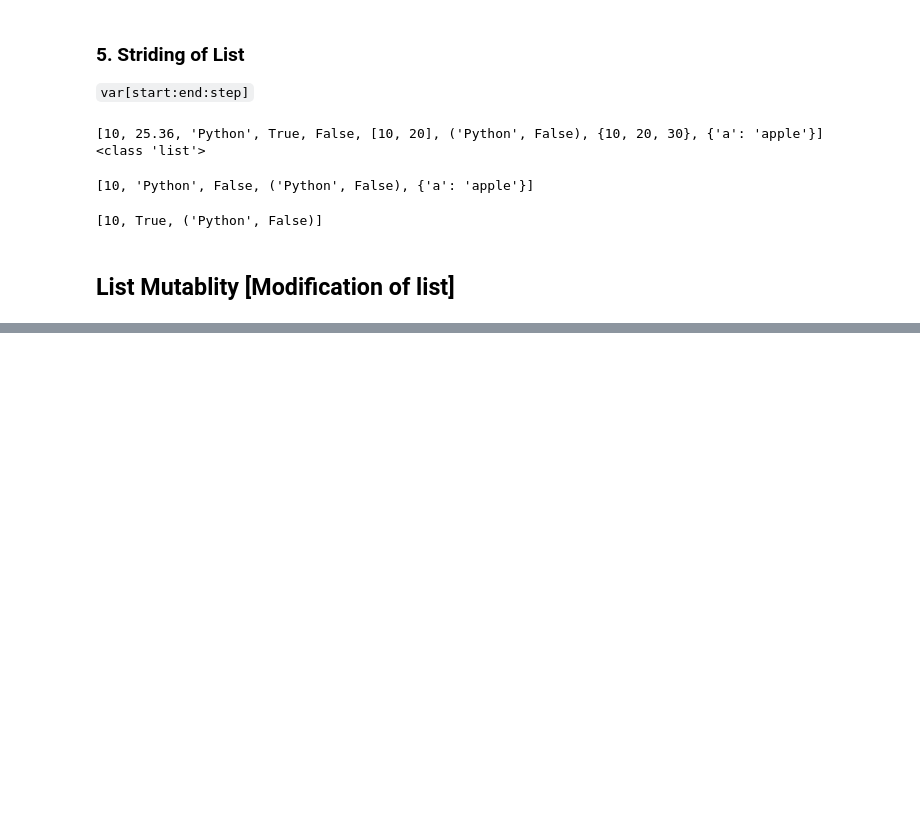
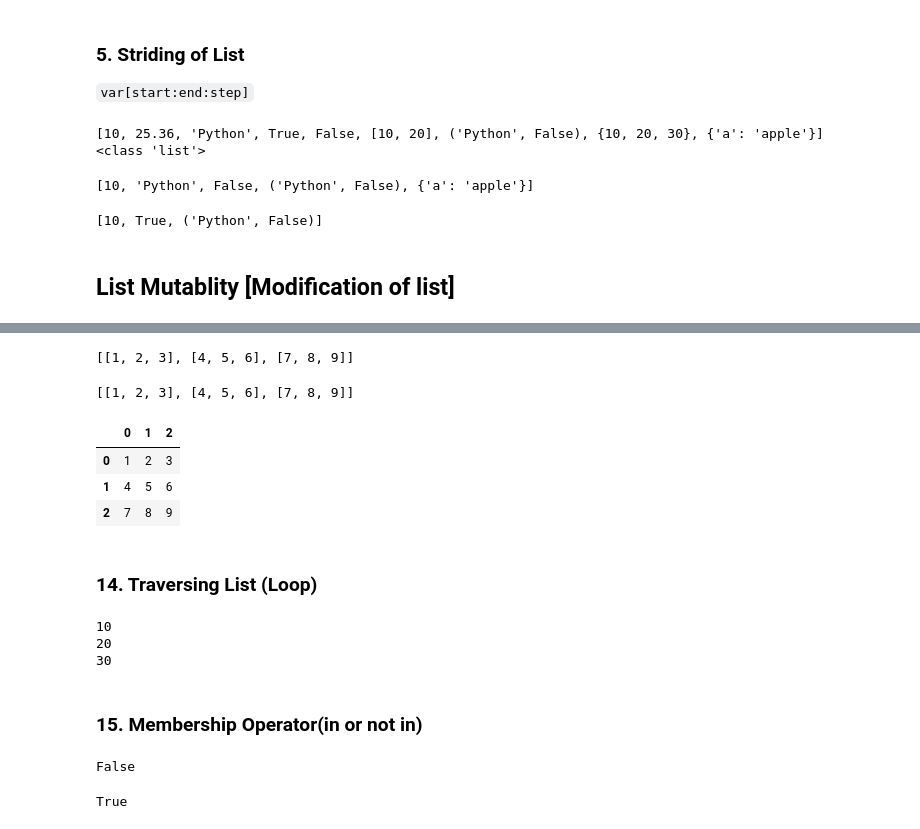
Before and after one commit to sharmaRoushan-Official/python2042, a Jupyter notebook: 3.Lists in Python.ipynb, the cells around one changed output, grey strips where cells are left out. Drawn from its saved outputs; the diff is of its cells as text; code cells hidden in the pictures; blank space fills up the shorter version.

```diff
--- a/3.Lists in Python.ipynb
+++ b/3.Lists in Python.ipynb
@@ -196,0 +582,14 @@ x[::3]
+# %%
+matrix = [[1,2,3],[4,5,6],[7,8,9]]
+print(matrix)
+# %% [output]
+[[1, 2, 3], [4, 5, 6], [7, 8, 9]]
+# %%
+matrix = [
+    [1,2,3],
+    [4,5,6],
+    [7,8,9]
+]
+print(matrix)
+# %% [output]
+[[1, 2, 3], [4, 5, 6], [7, 8, 9]]
@@ -196,0 +600,31 @@ x[::3]
+# %%
+df = pd.DataFrame(matrix)
+df
+# %% [output]
+|  | 0 | 1 | 2 |
+| 0 | 1 | 2 | 3 |
+| 1 | 4 | 5 | 6 |
+| 2 | 7 | 8 | 9 |
+# %% [markdown]
+### 14. Traversing List (Loop)
+# %%
+nums = [10,20,30]
+
+for i in nums:
+    print(i) # traverse
+# %% [output]
+10
+20
+30
+# %% [markdown]
+### 15. Membership Operator(in or not in)
+# %%
+nums = [10,20,30,40,50]
+
+print(20 not in nums)  ## return type is boolean:True or False
+# %% [output]
+False
+# %%
+print(100 not in nums)
+# %% [output]
+True
```
Also changed, not shown: parts of 79 cells of this notebook.
